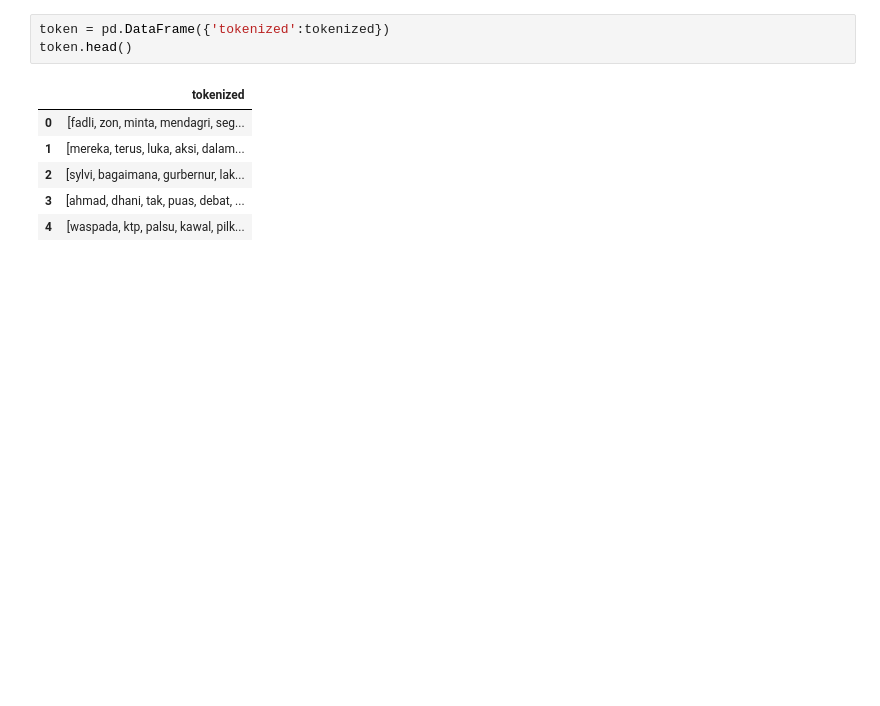
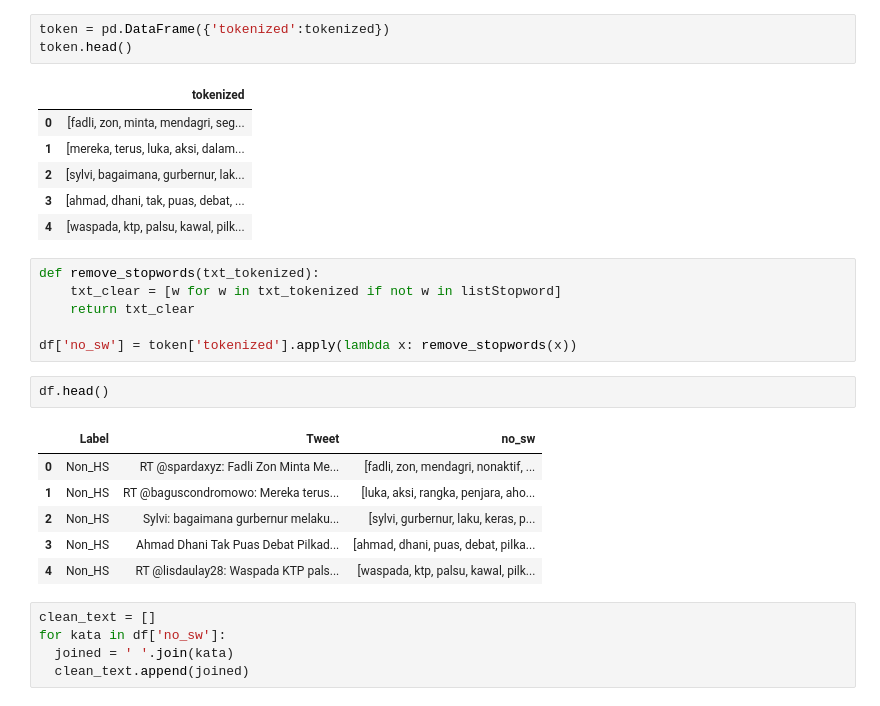
Before and after one commit to usugunawan15/hatespeech-detection, a Jupyter notebook: hate_speech_detection.ipynb, the cells around one changed output. Saved outputs shown, nothing was run; the diff lists cells and outputs as text; blank space fills up the shorter version.

```diff
--- a/hate_speech_detection.ipynb
+++ b/hate_speech_detection.ipynb
@@ -122,3 +127,23 @@ token.head()
 | 2 | [sylvi, bagaimana, gurbernur, lak... |
 | 3 | [ahmad, dhani, tak, puas, debat, ... |
 | 4 | [waspada, ktp, palsu, kawal, pilk... |
+# %%
+def remove_stopwords(txt_tokenized):
+    txt_clear = [w for w in txt_tokenized if not w in listStopword]
+    return txt_clear
+
+df['no_sw'] = token['tokenized'].apply(lambda x: remove_stopwords(x))
+# %%
+df.head()
+# %% [output]
+|  | Label | Tweet | no_sw |
+| 0 | Non_HS | RT @spardaxyz: Fadli Zon Minta Me... | [fadli, zon, mendagri, nonaktif, ... |
+| 1 | Non_HS | RT @baguscondromowo: Mereka terus... | [luka, aksi, rangka, penjara, aho... |
+| 2 | Non_HS | Sylvi: bagaimana gurbernur melaku... | [sylvi, gurbernur, laku, keras, p... |
+| 3 | Non_HS | Ahmad Dhani Tak Puas Debat Pilkad... | [ahmad, dhani, puas, debat, pilka... |
+| 4 | Non_HS | RT @lisdaulay28: Waspada KTP pals... | [waspada, ktp, palsu, kawal, pilk... |
+# %%
+clean_text = []
+for kata in df['no_sw']:
+  joined = ' '.join(kata)
+  clean_text.append(joined)
```
Also changed, not shown: parts of 4 cells of this notebook.
